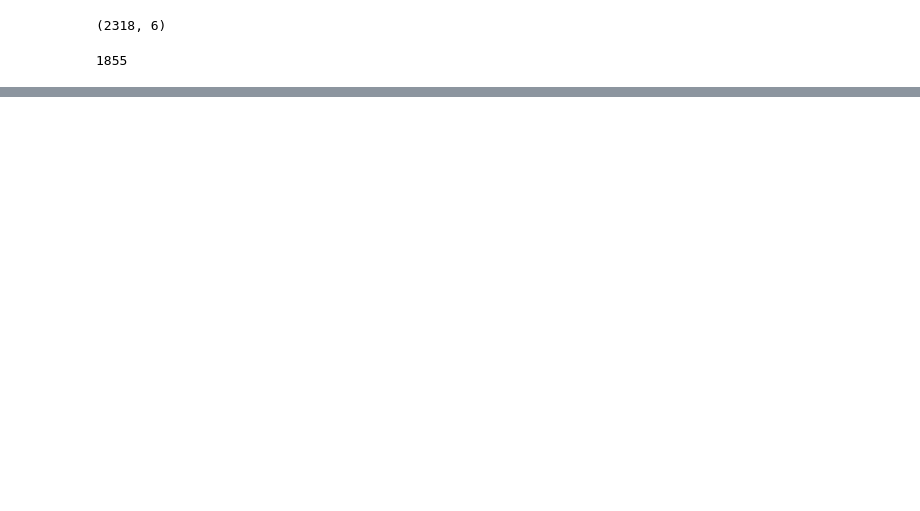
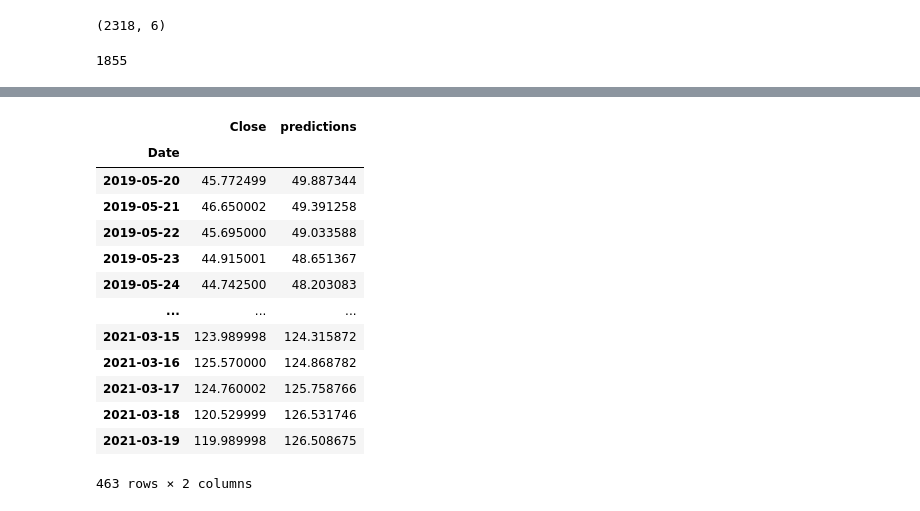
Before and after one commit to mishra0488/TestAssignment, a Jupyter notebook: MyFirstGoogleColab.ipynb, the cells around one changed output, grey strips where cells are left out. Drawn from its saved outputs; the diff is of its cells as text; code cells hidden in the pictures; blank space fills up the shorter version.

```diff
--- a/MyFirstGoogleColab.ipynb
+++ b/MyFirstGoogleColab.ipynb
@@ -112,0 +131,18 @@ x_test = np.array(x_test)
+# %%
+# Show the valid and predicted prices
+valid
+# %% [output]
+|  | Close | predictions |
+| Date |  |  |
+| 2019-05-20 | 45.772499 | 49.887344 |
+| 2019-05-21 | 46.650002 | 49.391258 |
+| 2019-05-22 | 45.695000 | 49.033588 |
+| 2019-05-23 | 44.915001 | 48.651367 |
+| 2019-05-24 | 44.742500 | 48.203083 |
+| ... | ... | ... |
+| 2021-03-15 | 123.989998 | 124.315872 |
+| 2021-03-16 | 125.570000 | 124.868782 |
+| 2021-03-17 | 124.760002 | 125.758766 |
+| 2021-03-18 | 120.529999 | 126.531746 |
+| 2021-03-19 | 119.989998 | 126.508675 |
+463 rows × 2 columns
```
Also changed, not shown: parts of 7 cells of this notebook.
